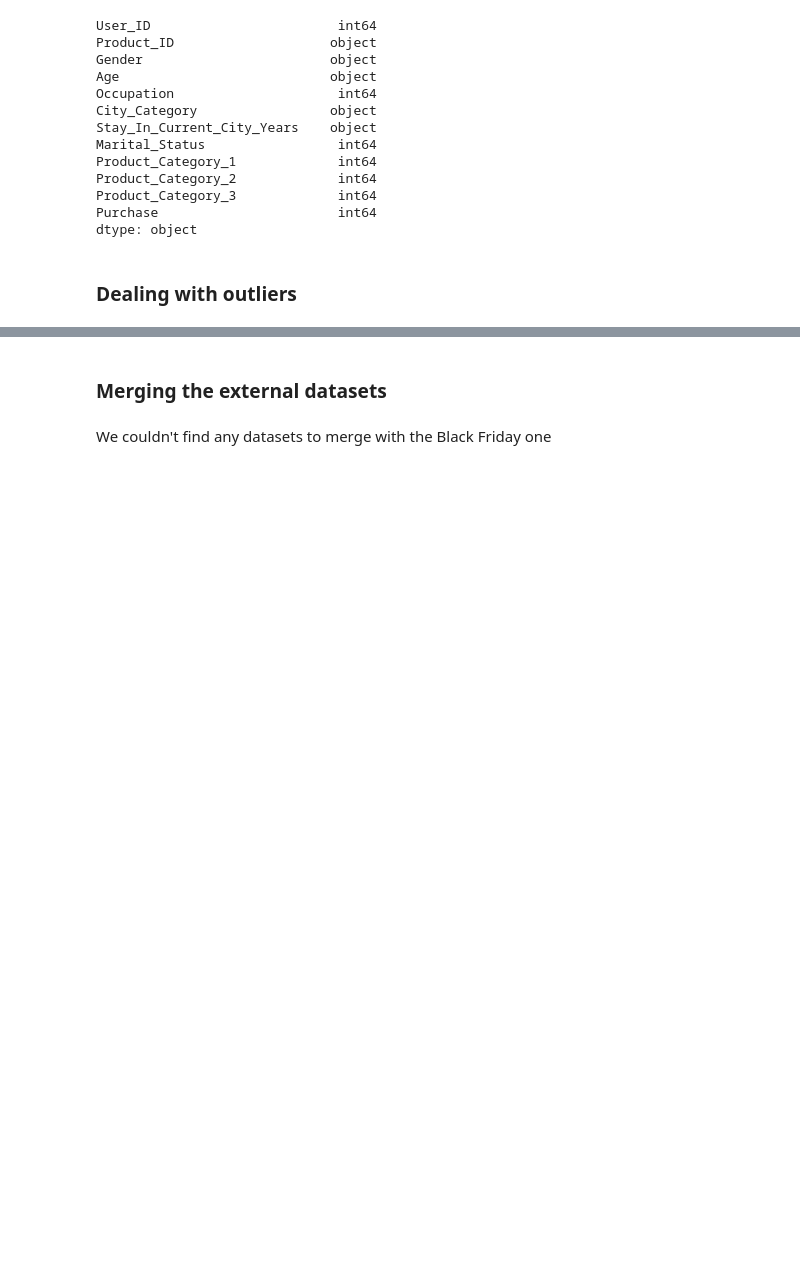
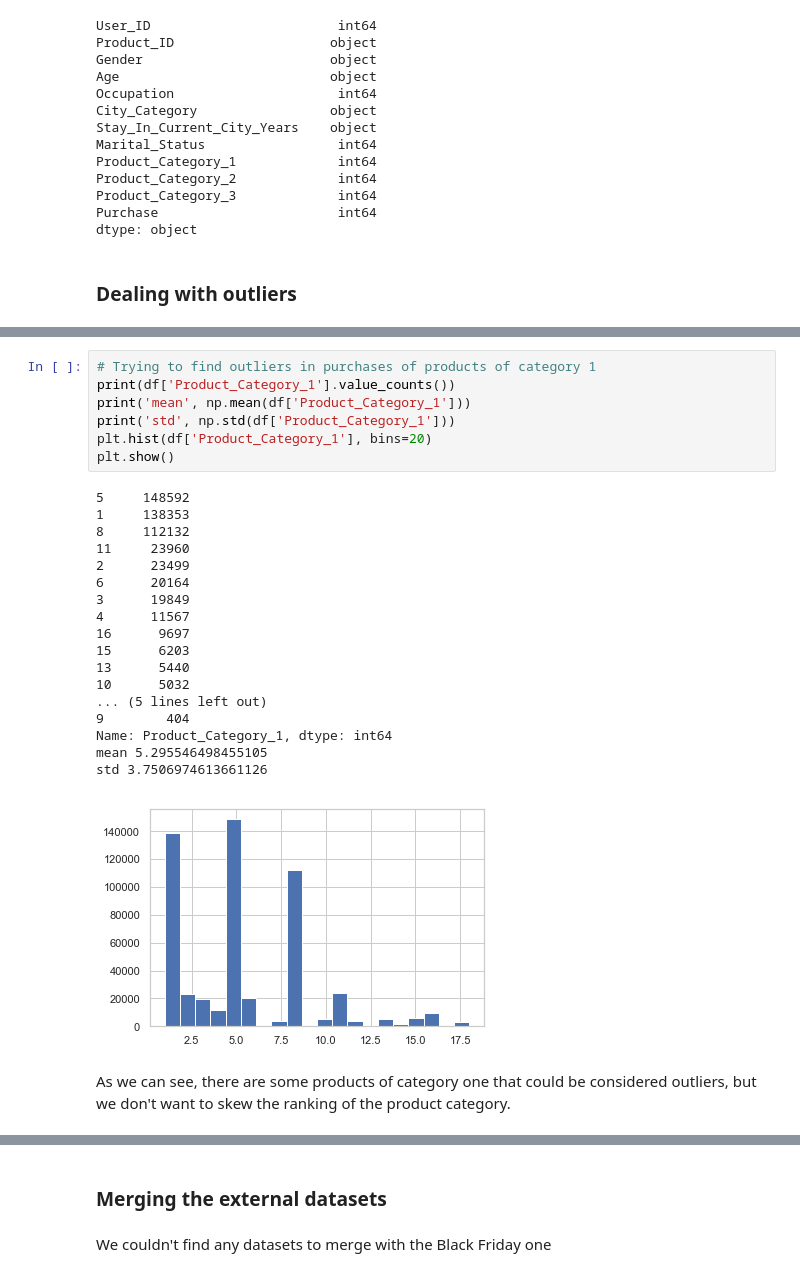
Before and after one commit to fso976/blackfriday, a Jupyter notebook: data_wrangling_cleaning_final.ipynb, the cells around one changed output, grey strips where cells are left out. Cells and saved outputs as stored; diff of their text form; blank space fills up the shorter version.

```diff
--- a/data_wrangling_cleaning_final.ipynb
+++ b/data_wrangling_cleaning_final.ipynb
@@ -204,0 +229,28 @@ Aparently there are no outliers to remove
+# %%
+# Trying to find outliers in purchases of products of category 1
+print(df['Product_Category_1'].value_counts())
+print('mean', np.mean(df['Product_Category_1']))
+print('std', np.std(df['Product_Category_1']))
+plt.hist(df['Product_Category_1'], bins=20)
+plt.show()
+# %% [output]
+5     148592
+1     138353
+8     112132
+11     23960
+2      23499
+6      20164
+3      19849
+4      11567
+16      9697
+15      6203
+13      5440
+10      5032
+... (5 lines left out)
+9        404
+Name: Product_Category_1, dtype: int64
+mean 5.295546498455105
+std 3.7506974613661126
+[figure, added]
+# %% [markdown]
+As we can see, there are some products of category one that could be considered outliers, but we don't want to skew the ranking of the product category.
```
Also changed, not shown: parts of 11 cells of this notebook, 1 other file.
